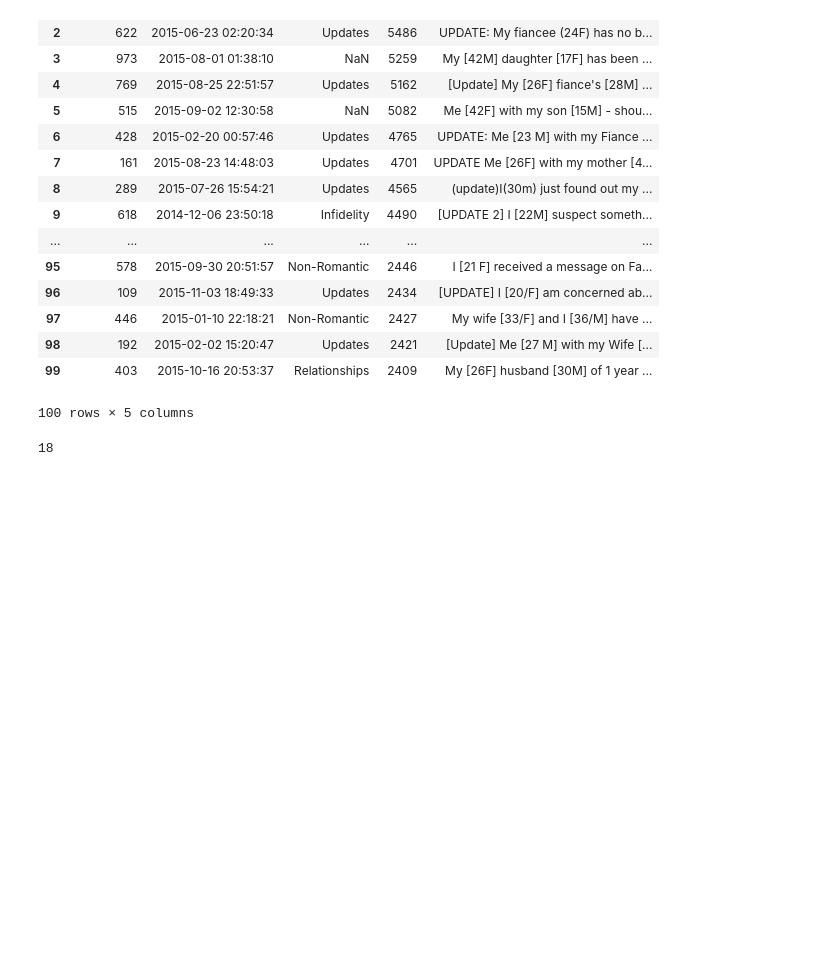
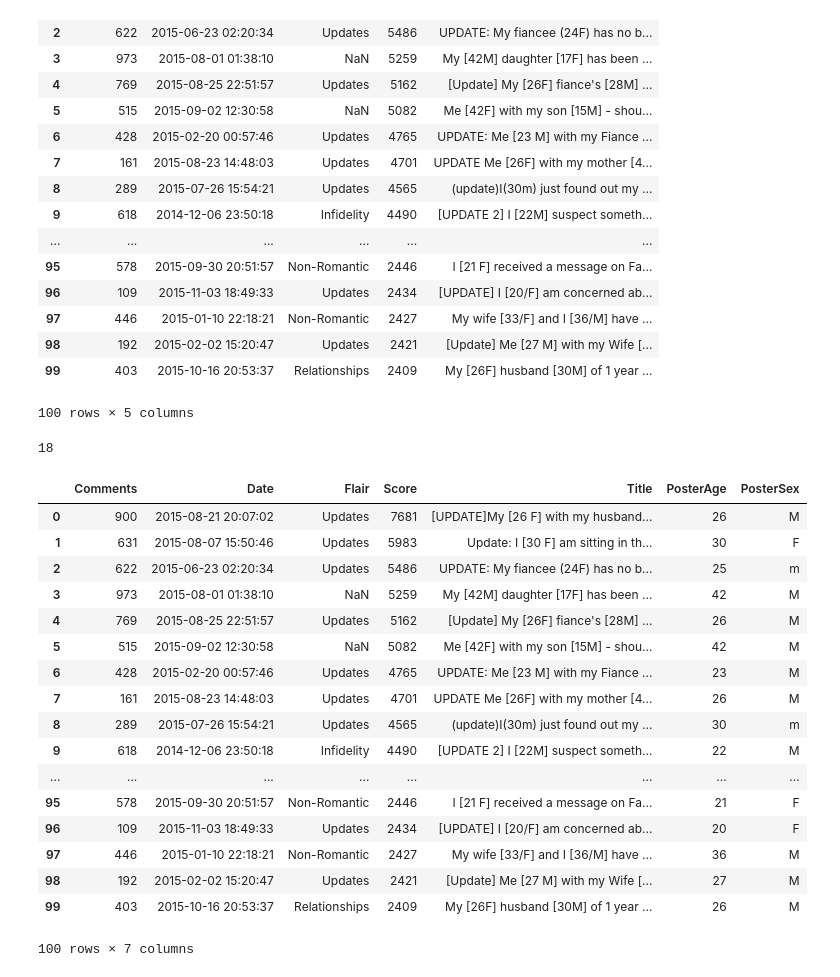
Before and after one commit to t-redactyl/PRAW-experiments, a Jupyter notebook: Reddit API without Praw.ipynb, the cells around one changed output. Cells and saved outputs as stored; diff of their text form; code cells hidden in the pictures; blank space fills up the shorter version.

Commit message:
Cleaned DataFrame, extracted age and sex

```diff
--- a/Reddit API without Praw.ipynb
+++ b/Reddit API without Praw.ipynb
@@ -642,3 +642,35 @@ top_df
 top_df['Flair'].isnull().sum()
 # %% [output]
 18
+# %%
+poster_age_sex = top_df['Title'].str.extract(
+    '((i|my|me)\s?(\[|\()(m|f)?(\s|/)?[0-9]{1,2}(\s|/)?([m,f]|male|female)?(\]|\)))',
+        flags = re.IGNORECASE)[0]
+# %%
+poster_age = poster_age_sex.str.extract('([0-9]{1,2})')
+poster_sex = poster_age_sex.str.extract('([m,f]|male|female)', flags = re.IGNORECASE)
+# %%
+top_df['PosterAge'] = poster_age
+# %%
+top_df['PosterSex'] = poster_sex
+# %%
+top_df
+# %% [output]
+|  | Comments | Date | Flair | Score | Title | PosterAge | PosterSex |
+| 0 | 900 | 2015-08-21 20:07:02 | Updates | 7681 | [UPDATE]My [26 F] with my husband... | 26 | M |
+| 1 | 631 | 2015-08-07 15:50:46 | Updates | 5983 | Update: I [30 F] am sitting in th... | 30 | F |
+| 2 | 622 | 2015-06-23 02:20:34 | Updates | 5486 | UPDATE: My fiancee (24F) has no b... | 25 | m |
+| 3 | 973 | 2015-08-01 01:38:10 | NaN | 5259 | My [42M] daughter [17F] has been ... | 42 | M |
+| 4 | 769 | 2015-08-25 22:51:57 | Updates | 5162 | [Update] My [26F] fiance's [28M] ... | 26 | M |
+| 5 | 515 | 2015-09-02 12:30:58 | NaN | 5082 | Me [42F] with my son [15M] - shou... | 42 | M |
+| 6 | 428 | 2015-02-20 00:57:46 | Updates | 4765 | UPDATE: Me [23 M] with my Fiance ... | 23 | M |
+| 7 | 161 | 2015-08-23 14:48:03 | Updates | 4701 | UPDATE Me [26F] with my mother [4... | 26 | M |
+| 8 | 289 | 2015-07-26 15:54:21 | Updates | 4565 | (update)I(30m) just found out my ... | 30 | m |
+| 9 | 618 | 2014-12-06 23:50:18 | Infidelity | 4490 | [UPDATE 2] I [22M] suspect someth... | 22 | M |
+| ... | ... | ... | ... | ... | ... | ... | ... |
+| 95 | 578 | 2015-09-30 20:51:57 | Non-Romantic | 2446 | I [21 F] received a message on Fa... | 21 | F |
+| 96 | 109 | 2015-11-03 18:49:33 | Updates | 2434 | [UPDATE] I [20/F] am concerned ab... | 20 | F |
+| 97 | 446 | 2015-01-10 22:18:21 | Non-Romantic | 2427 | My wife [33/F] and I [36/M] have ... | 36 | M |
+| 98 | 192 | 2015-02-02 15:20:47 | Updates | 2421 | [Update] Me [27 M] with my Wife [... | 27 | M |
+| 99 | 403 | 2015-10-16 20:53:37 | Relationships | 2409 | My [26F] husband [30M] of 1 year ... | 26 | M |
+100 rows × 7 columns
```
Also changed, not shown: parts of 2 cells of this notebook.
